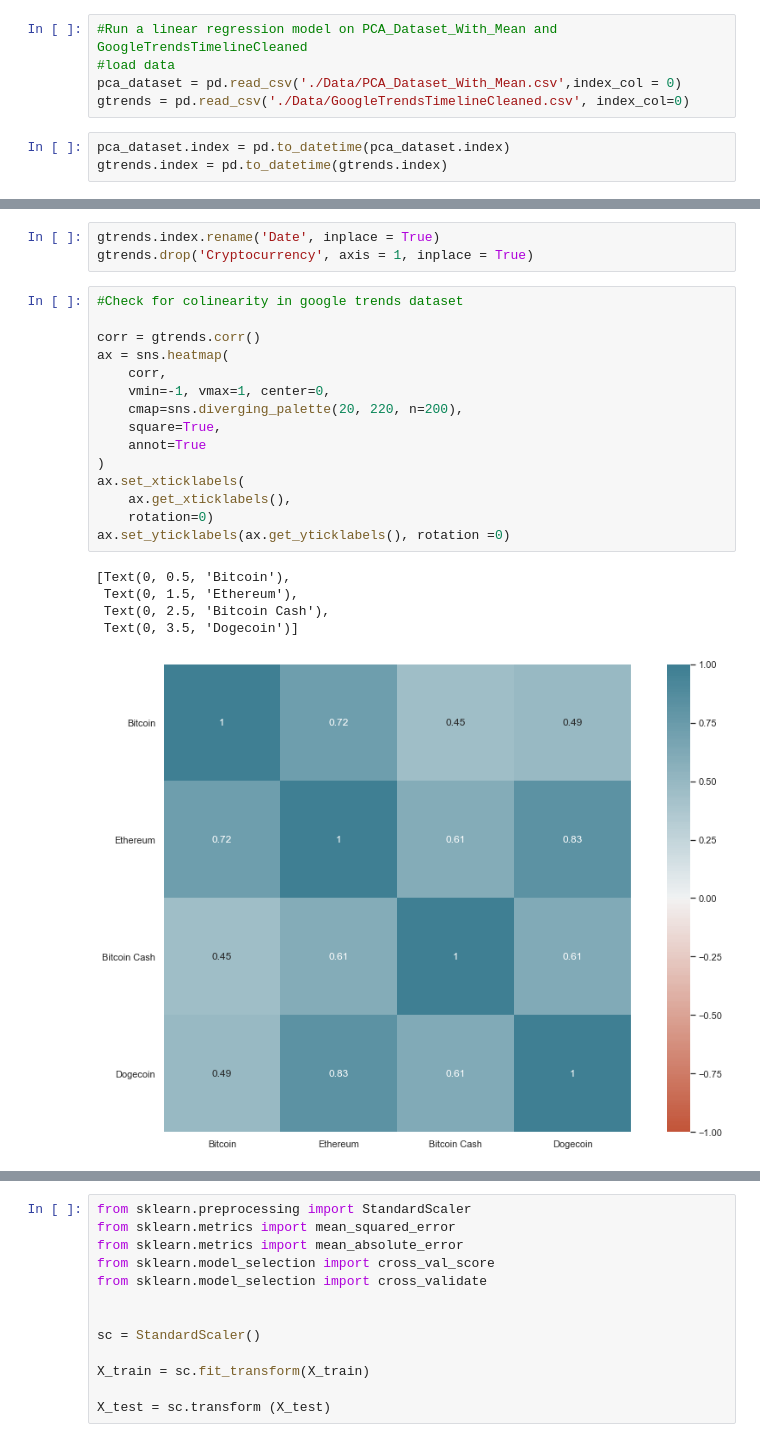
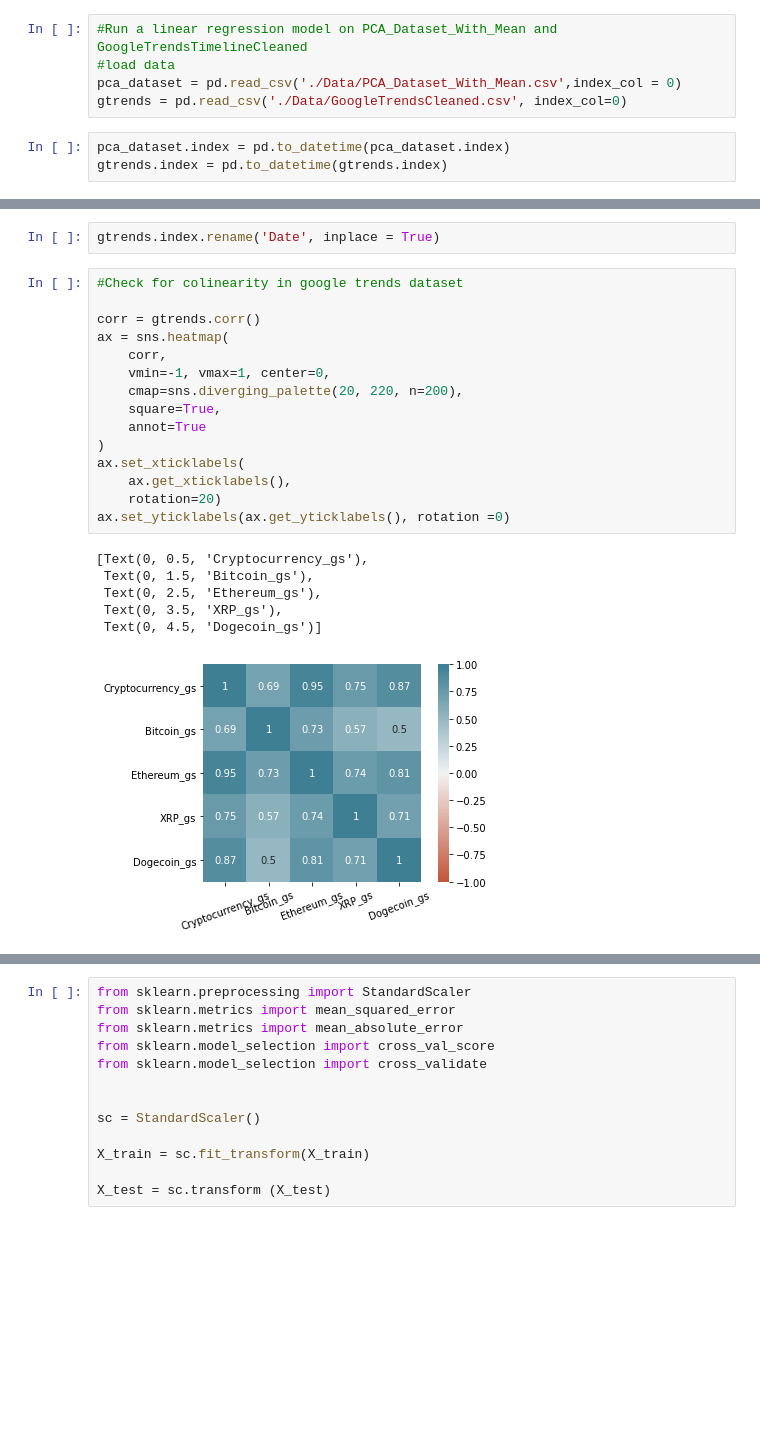
Before and after one commit to kenneykwan/Springboard, a Jupyter notebook: Capstone2-CCI30Index/Capstone2 - CCi30Index Modeling.ipynb, the cells around one changed output, grey strips where cells are left out. Drawn from its saved outputs; the diff is of its cells as text; blank space fills up the shorter version.

```diff
--- a/Capstone2-CCI30Index/Capstone2 - CCi30Index Modeling.ipynb
+++ b/Capstone2-CCI30Index/Capstone2 - CCi30Index Modeling.ipynb
@@ -11,7 +11,7 @@ from sklearn.model_selection import train_test_split
 #Run a linear regression model on PCA_Dataset_With_Mean and GoogleTrendsTimelineCleaned
 #load data
 pca_dataset = pd.read_csv('./Data/PCA_Dataset_With_Mean.csv',index_col = 0)
-gtrends = pd.read_csv('./Data/GoogleTrendsTimelineCleaned.csv', index_col=0)
+gtrends = pd.read_csv('./Data/GoogleTrendsCleaned.csv', index_col=0)
 # %%
 pca_dataset.index = pd.to_datetime(pca_dataset.index)
 gtrends.index = pd.to_datetime(gtrends.index)
@@ -36,26 +36,26 @@ pca_dataset
 # %%
 gtrends.index.rename('Date', inplace = True)
-gtrends.drop('Cryptocurrency', axis = 1, inplace = True)
 # %%
 #Check for colinearity in google trends dataset
 
 corr = gtrends.corr()
 ax = sns.heatmap(
     corr,
     vmin=-1, vmax=1, center=0,
     cmap=sns.diverging_palette(20, 220, n=200),
     square=True,
     annot=True
 )
 ax.set_xticklabels(
     ax.get_xticklabels(),
-    rotation=0)
+    rotation=20)
 ax.set_yticklabels(ax.get_yticklabels(), rotation =0)
 # %% [output]
-[Text(0, 0.5, 'Bitcoin'),
- Text(0, 1.5, 'Ethereum'),
- Text(0, 2.5, 'Bitcoin Cash'),
- Text(0, 3.5, 'Dogecoin')]
+[Text(0, 0.5, 'Cryptocurrency_gs'),
+ Text(0, 1.5, 'Bitcoin_gs'),
+ Text(0, 2.5, 'Ethereum_gs'),
+ Text(0, 3.5, 'XRP_gs'),
+ Text(0, 4.5, 'Dogecoin_gs')]
-[figure, old version]
+[figure, new version]
 # %%
 #This data is highly correlated. We need to decorrelate these columns.
```
Also changed, not shown: parts of 24 cells of this notebook, 11 other files.
